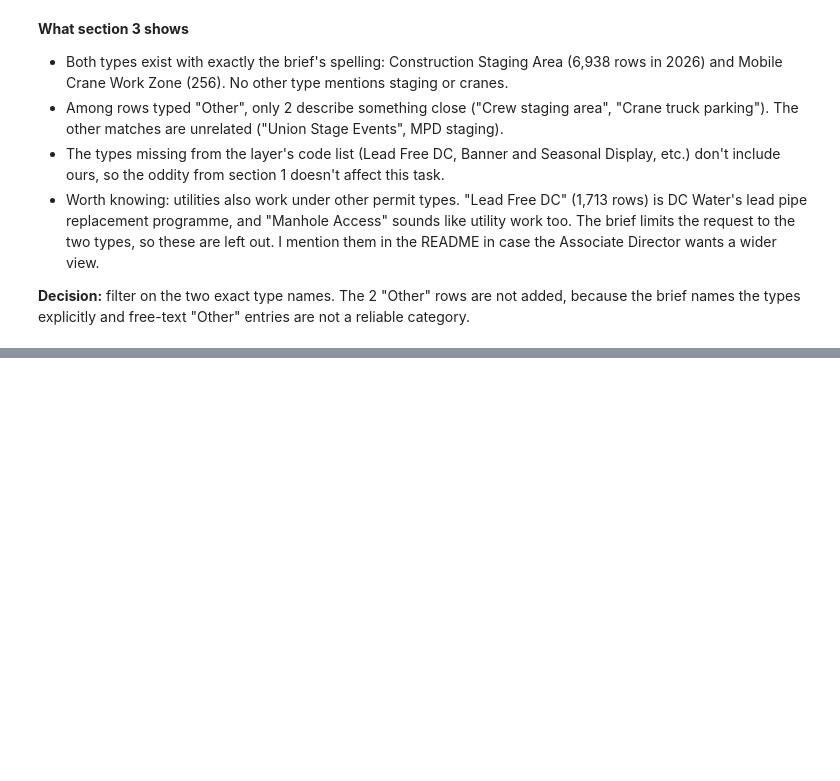
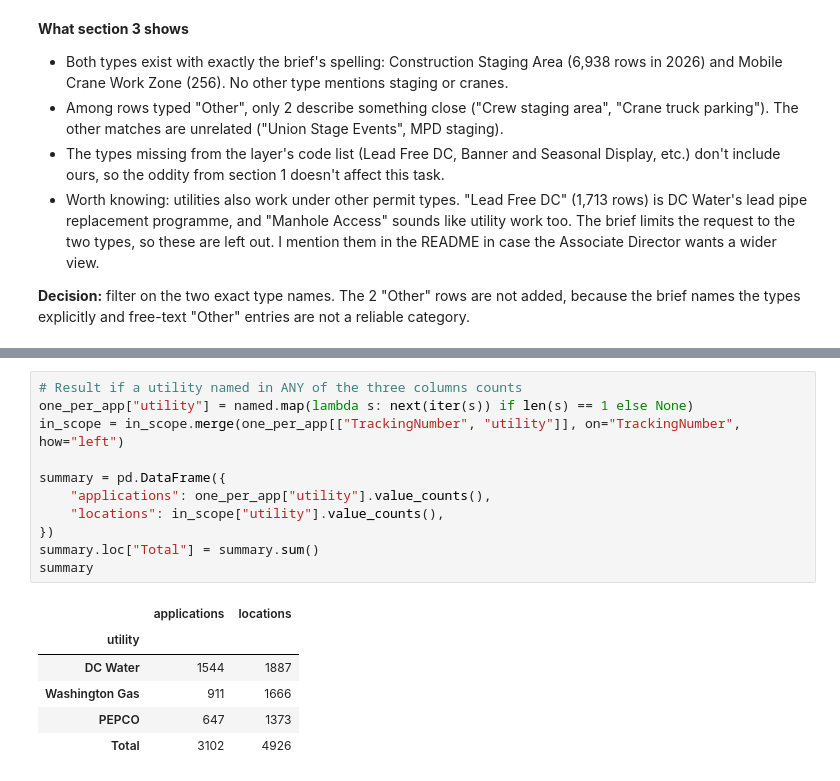
Before and after one commit to taj771/cs12-ddot-assessment, a Jupyter notebook: python_test/enrichment/step1_explore_layer24.ipynb, the cells around one changed output, grey strips where cells are left out. Drawn from its saved outputs; the diff is of its cells as text; blank space fills up the shorter version.

```diff
--- a/python_test/enrichment/step1_explore_layer24.ipynb
+++ b/python_test/enrichment/step1_explore_layer24.ipynb
@@ -298,0 +450,18 @@ unlisted.value_counts().to_frame("rows")
+# %%
+# Result if a utility named in ANY of the three columns counts
+one_per_app["utility"] = named.map(lambda s: next(iter(s)) if len(s) == 1 else None)
+in_scope = in_scope.merge(one_per_app[["TrackingNumber", "utility"]], on="TrackingNumber", how="left")
+
+summary = pd.DataFrame({
+    "applications": one_per_app["utility"].value_counts(),
+    "locations": in_scope["utility"].value_counts(),
+})
+summary.loc["Total"] = summary.sum()
+summary
+# %% [output]
+|  | applications | locations |
+| utility |  |  |
+| DC Water | 1544 | 1887 |
+| Washington Gas | 911 | 1666 |
+| PEPCO | 647 | 1373 |
+| Total | 3102 | 4926 |
```
Also changed, not shown: parts of 10 cells of this notebook, 1 other file.
